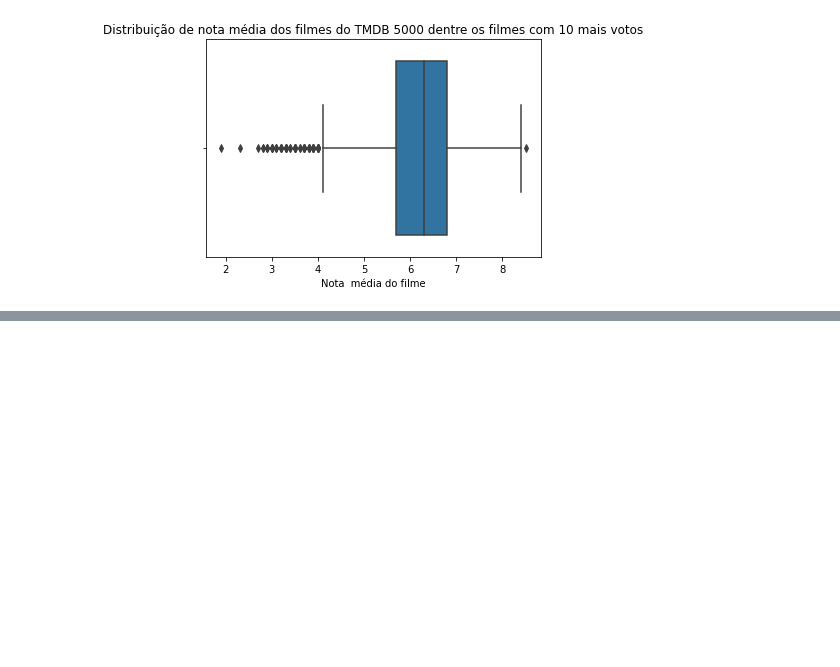
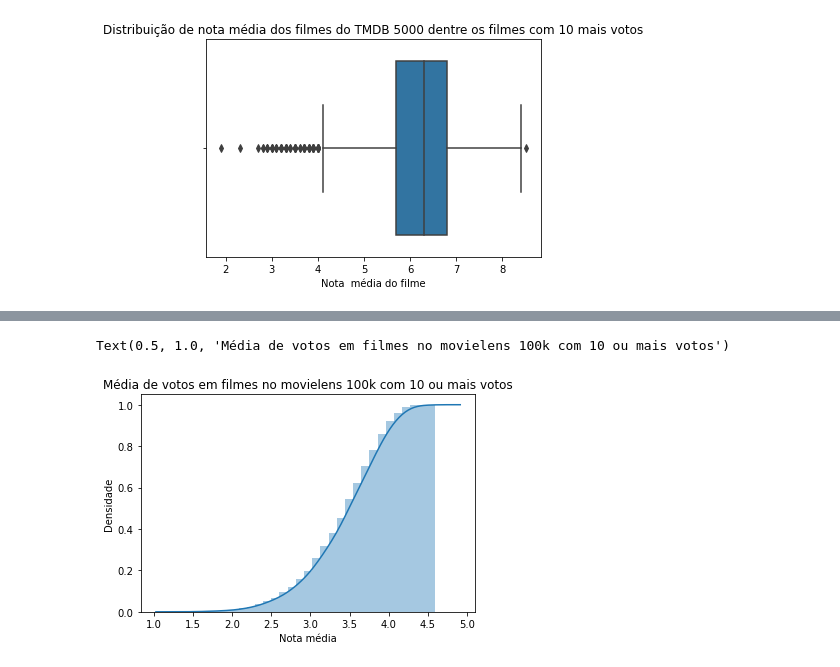
Before and after one commit to rgrAndrade/tmdb, a Jupyter notebook: TMDB - Avaliação de Filmes.ipynb, the cells around one changed output, grey strips where cells are left out. Cells and saved outputs as stored; diff of their text form; code cells hidden in the pictures; blank space fills up the shorter version.

```diff
--- a/TMDB - Avaliação de Filmes.ipynb
+++ b/TMDB - Avaliação de Filmes.ipynb
@@ -91,0 +145,9 @@ Text(0.5, 1.0, 'Distribuição de nota média dos filmes do TMDB 5000 dentre os
+# %%
+ax = sns.distplot(nota_media_dos_filmes_com_pelo_menos_10_votos.values,
+                  hist_kws={'cumulative':True},
+                  kde_kws= {'cumulative':True})
+ax.set(xlabel='Nota média', ylabel='Densidade')
+ax.set_title('Média de votos em filmes no movielens 100k com 10 ou mais votos')
+# %% [output]
+Text(0.5, 1.0, 'Média de votos em filmes no movielens 100k com 10 ou mais votos')
+[figure, added]
```
Also changed, not shown: parts of 19 cells of this notebook.
